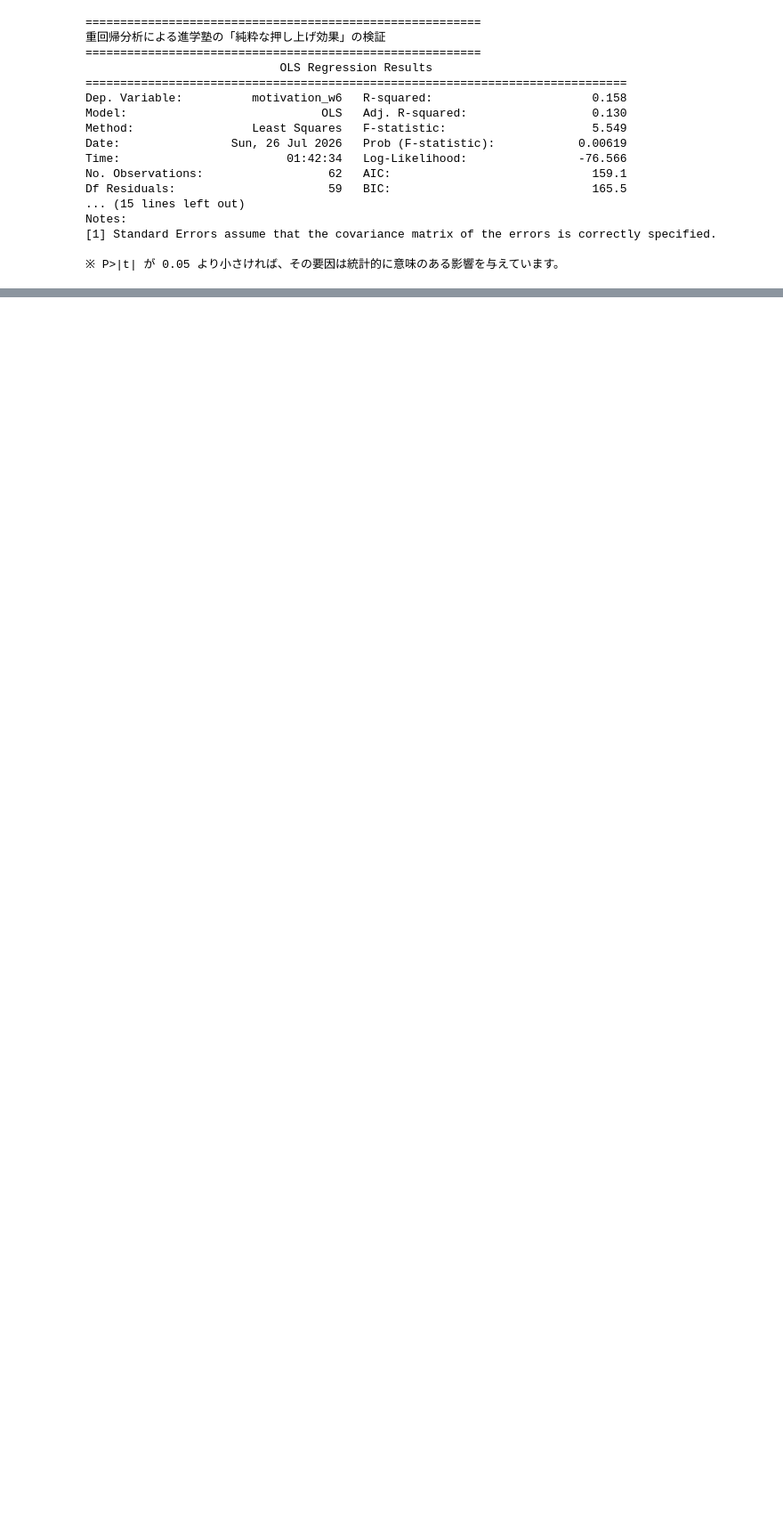
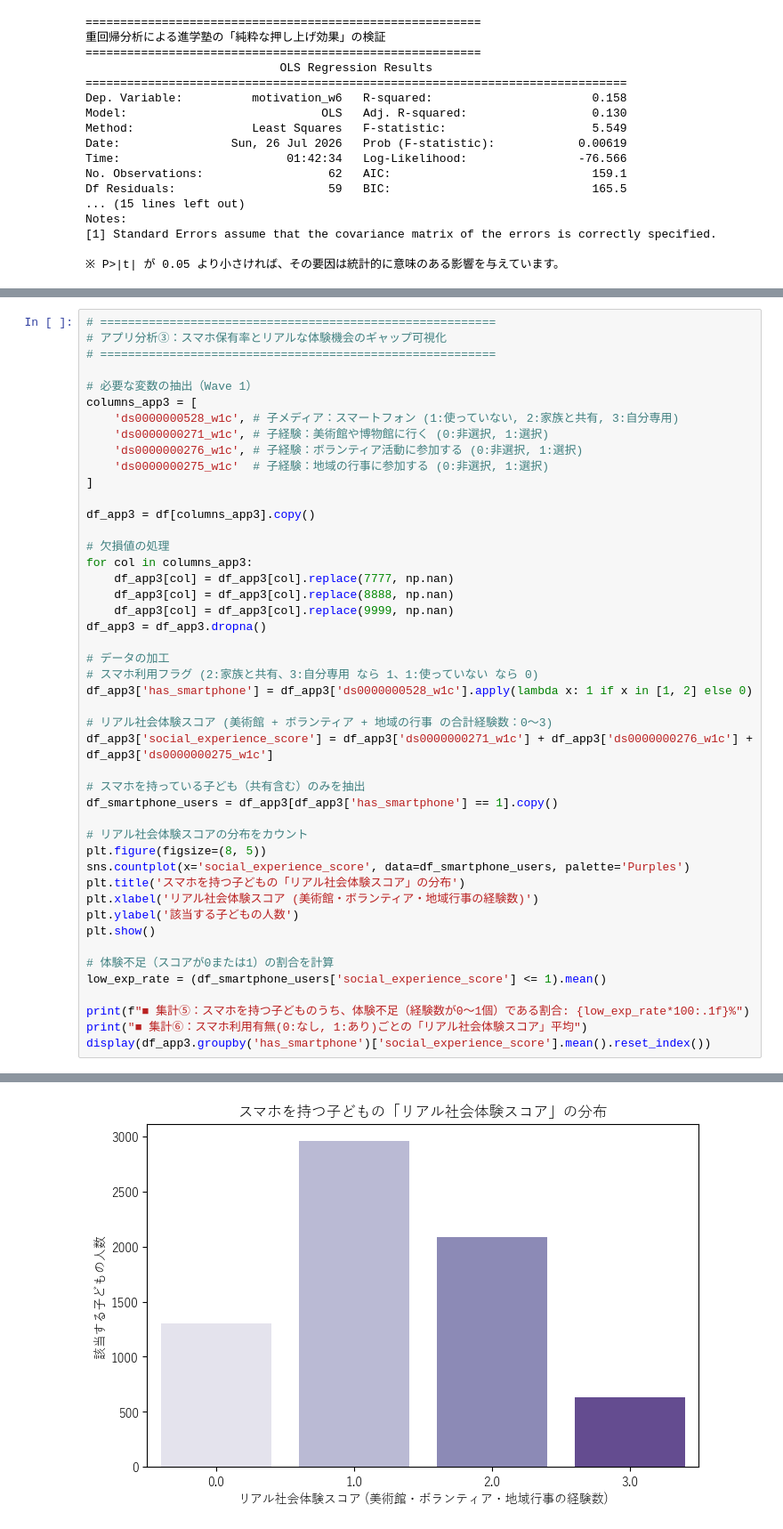
Before and after one commit to KyosukeNagai/DataScienceCompetition, a Jupyter notebook: test.ipynb, the cells around one changed output, grey strips where cells are left out. Shown at 89% size. Saved outputs shown, nothing was run; the diff lists cells and outputs as text; blank space fills up the shorter version.

```diff
--- a/test.ipynb
+++ b/test.ipynb
@@ -721,0 +880,47 @@ Notes:
+# %%
+# =========================================================
+# アプリ分析③：スマホ保有率とリアルな体験機会のギャップ可視化
+# =========================================================
+
+# 必要な変数の抽出（Wave 1）
+columns_app3 = [
+    'ds0000000528_w1c', # 子メディア：スマートフォン (1:使っていない, 2:家族と共有, 3:自分専用)
+    'ds0000000271_w1c', # 子経験：美術館や博物館に行く (0:非選択, 1:選択)
+    'ds0000000276_w1c', # 子経験：ボランティア活動に参加する (0:非選択, 1:選択)
+    'ds0000000275_w1c'  # 子経験：地域の行事に参加する (0:非選択, 1:選択)
+]
+
+df_app3 = df[columns_app3].copy()
+
+# 欠損値の処理
+for col in columns_app3:
+    df_app3[col] = df_app3[col].replace(7777, np.nan)
+    df_app3[col] = df_app3[col].replace(8888, np.nan)
+    df_app3[col] = df_app3[col].replace(9999, np.nan)
+df_app3 = df_app3.dropna()
+
+# データの加工
+# スマホ利用フラグ (2:家族と共有、3:自分専用 なら 1、1:使っていない なら 0)
+df_app3['has_smartphone'] = df_app3['ds0000000528_w1c'].apply(lambda x: 1 if x in [1, 2] else 0)
+
+# リアル社会体験スコア (美術館 + ボランティア + 地域の行事 の合計経験数：0〜3)
+df_app3['social_experience_score'] = df_app3['ds0000000271_w1c'] + df_app3['ds0000000276_w1c'] + df_app3['ds0000000275_w1c']
+
+# スマホを持っている子ども（共有含む）のみを抽出
+df_smartphone_users = df_app3[df_app3['has_smartphone'] == 1].copy()
+
+# リアル社会体験スコアの分布をカウント
+plt.figure(figsize=(8, 5))
+sns.countplot(x='social_experience_score', data=df_smartphone_users, palette='Purples')
+plt.title('スマホを持つ子どもの「リアル社会体験スコア」の分布')
+plt.xlabel('リアル社会体験スコア (美術館・ボランティア・地域行事の経験数)')
+plt.ylabel('該当する子どもの人数')
+plt.show()
+
+# 体験不足（スコアが0または1）の割合を計算
+low_exp_rate = (df_smartphone_users['social_experience_score'] <= 1).mean()
+
+print(f"■ 集計⑤：スマホを持つ子どものうち、体験不足（経験数が0〜1個）である割合: {low_exp_rate*100:.1f}%")
+print("■ 集計⑥：スマホ利用有無(0:なし, 1:あり)ごとの「リアル社会体験スコア」平均")
+display(df_app3.groupby('has_smartphone')['social_experience_score'].mean().reset_index())
+# %% [output]
@@ -721,0 +930 @@ Notes:
+[figure, added]
```
Also changed, not shown: parts of 4 cells of this notebook.
